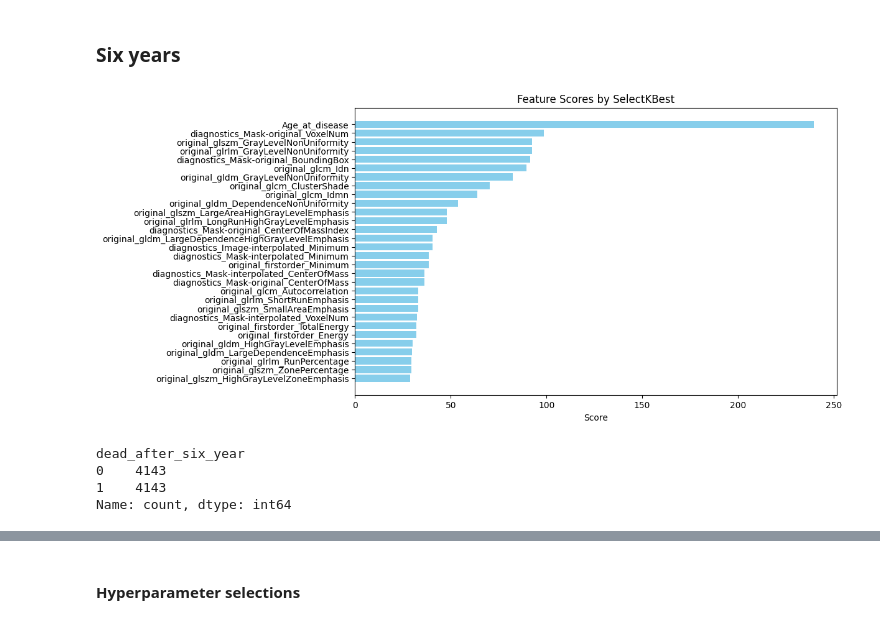
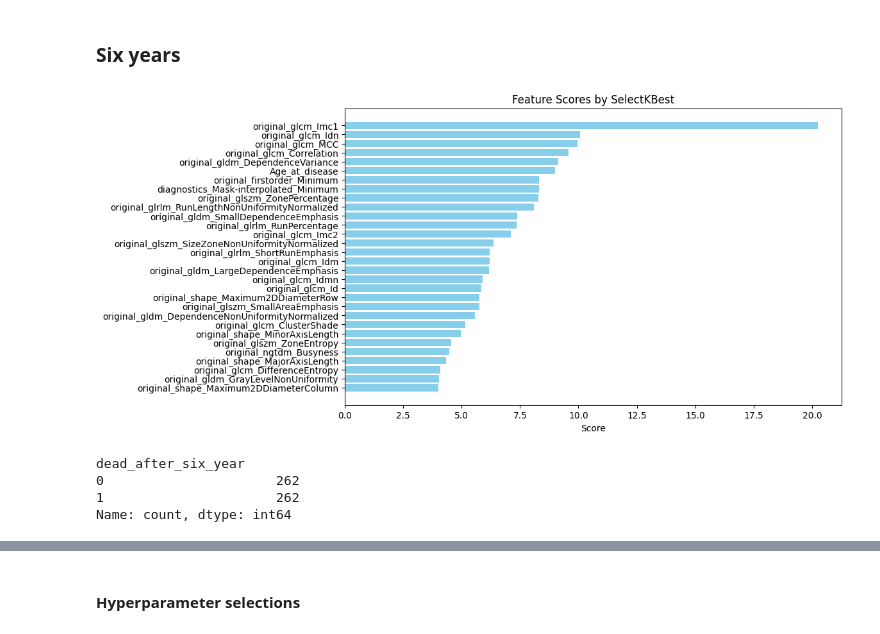
Before and after one commit to V1ncenttt/liver-cancer-survival-analysis, a Jupyter notebook: Classification_survival.ipynb, the cells around one changed output, grey strips where cells are left out. Drawn from its saved outputs; the diff is of its cells as text; code cells hidden in the pictures.

Commit message:
change dataset to radiomics_global

```diff
--- a/Classification_survival.ipynb
+++ b/Classification_survival.ipynb
@@ -29,7 +29,7 @@ pd.set_option('display.max_rows', 500)
 # %%
 # Import datasets
 df_patient = pd.read_excel('data/Descriptif_patients_modified.xlsx')
-init_df_radiomics_multislices = pd.read_excel('data/radiomiques_multislice.xlsx')
+init_df_radiomics_multislices = pd.read_excel('data/radiomiques_global.xlsx')
 classe_name_mapping = {
     'CCK': 0,
     'CHC': 1,
@@ -884,35 +840,35 @@ plt.show()
 # %% [markdown]
 ### Six years
 # %%
-y = data['dead_after_six_year']
-X_train, X_test, y_train, y_test = train_test_split(X, y, test_size=0.3, stratify=y)
+y = pd.DataFrame(data['dead_after_six_year'])
+X_train, X_test, y_train, y_test = train_test_split(X_original_col, y, test_size=0.3, stratify=y, random_state=42)
 # %%
 selector = SelectKBest(score_func=f_classif, k=30)
 X_train_selected = selector.fit_transform(X_train, y_train)
 X_test_selected = selector.transform(X_test)
-selected_columns = X_original_col.columns[selector.get_support()]
+selected_columns = X_train.columns[selector.get_support()]
 X_train_selected_df = pd.DataFrame(X_train_selected, columns=selected_columns,index=X_train.index)
 X_test_selected_df = pd.DataFrame(X_test_selected, columns=selected_columns,index=X_test.index)
 smote = SMOTE(random_state=42)
 X_train_SMOTE, y_train_SMOTE = smote.fit_resample(X_train_selected_df, y_train)
 
 scores = selector.scores_[selector.get_support()]
 feature_scores = pd.DataFrame({'Feature': selected_columns, 'Score': scores})
 feature_scores = feature_scores.sort_values(by='Score', ascending=False)
 plt.figure(figsize=(10, 6))
 plt.barh(feature_scores['Feature'], feature_scores['Score'], color='skyblue')
 plt.xlabel('Score')
 plt.title('Feature Scores by SelectKBest')
 plt.gca().invert_yaxis()
 plt.show()
 # %% [output]
-[figure, old version]
+[figure, new version]
 # %%
 y_train_SMOTE.value_counts()
 # %% [output]
 dead_after_six_year
-0    4143
-1    4143
+0                      262
+1                      262
 Name: count, dtype: int64
 # %%
 init_list=[]
```
Also changed, not shown: parts of 51 cells of this notebook, 1 other file.
